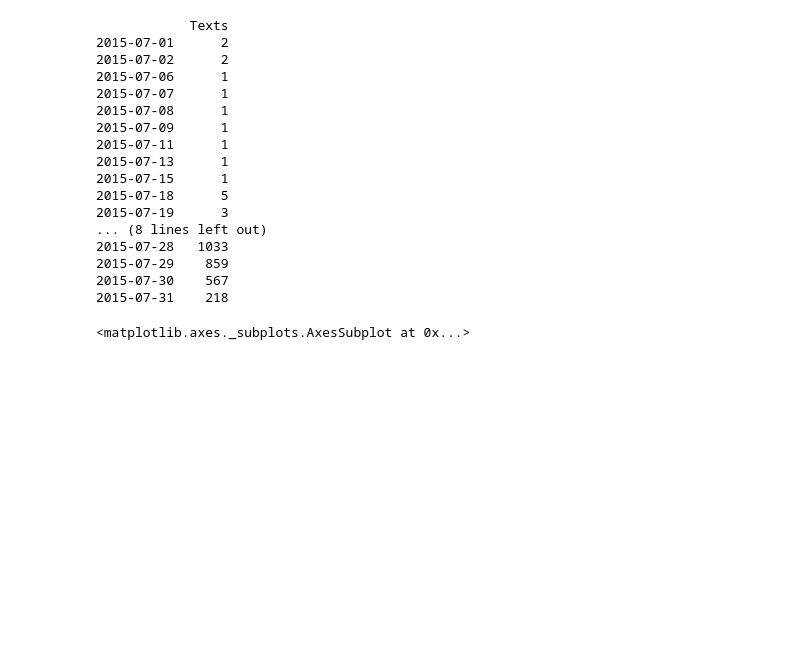
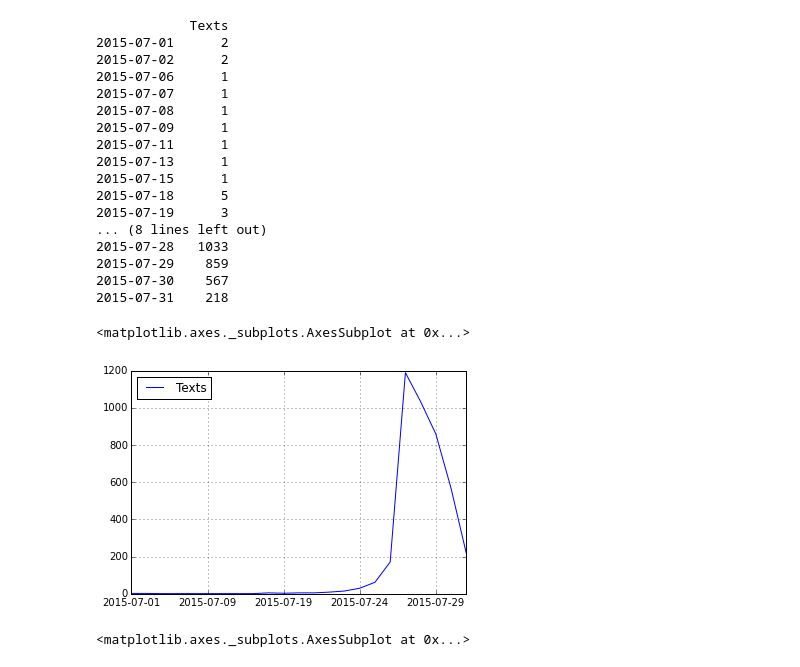
Before and after one commit to heatherjcohen/UCLA-Coding-Projects, a Jupyter notebook: GangTweetsViz.ipynb, the cells around one changed output. Saved outputs shown, nothing was run; the diff lists cells and outputs as text; code cells hidden in the pictures; blank space fills up the shorter version.

Commit message:
mat lap charts added

```diff
--- a/GangTweetsViz.ipynb
+++ b/GangTweetsViz.ipynb
@@ -44,6 +44,11 @@ print df2
 2015-07-29    859
 2015-07-30    567
 2015-07-31    218
+# %%
+df2.plot()
+# %% [output]
+<matplotlib.axes._subplots.AxesSubplot at 0x...>
+[figure, added]
 # %%
 df.groupby([df.index]).count().plot(kind='bar')
 # %% [output]
```
Also changed, not shown: parts of 17 cells of this notebook.
